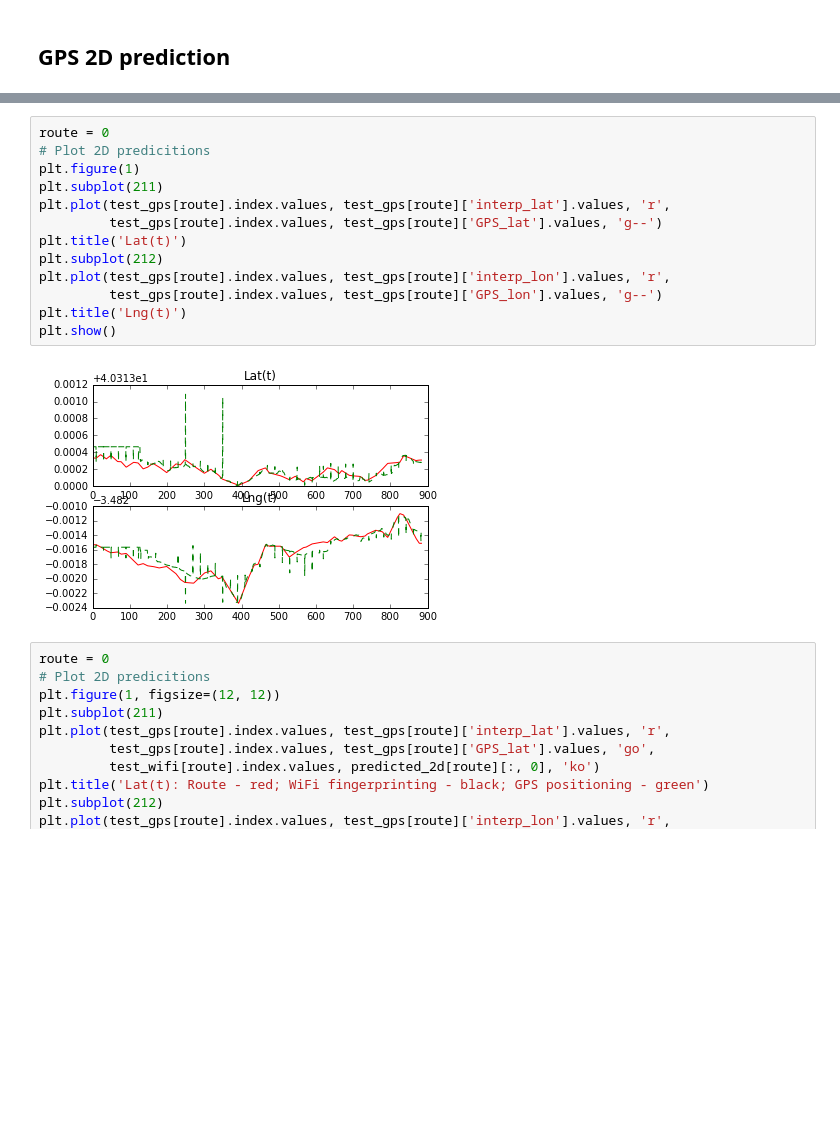
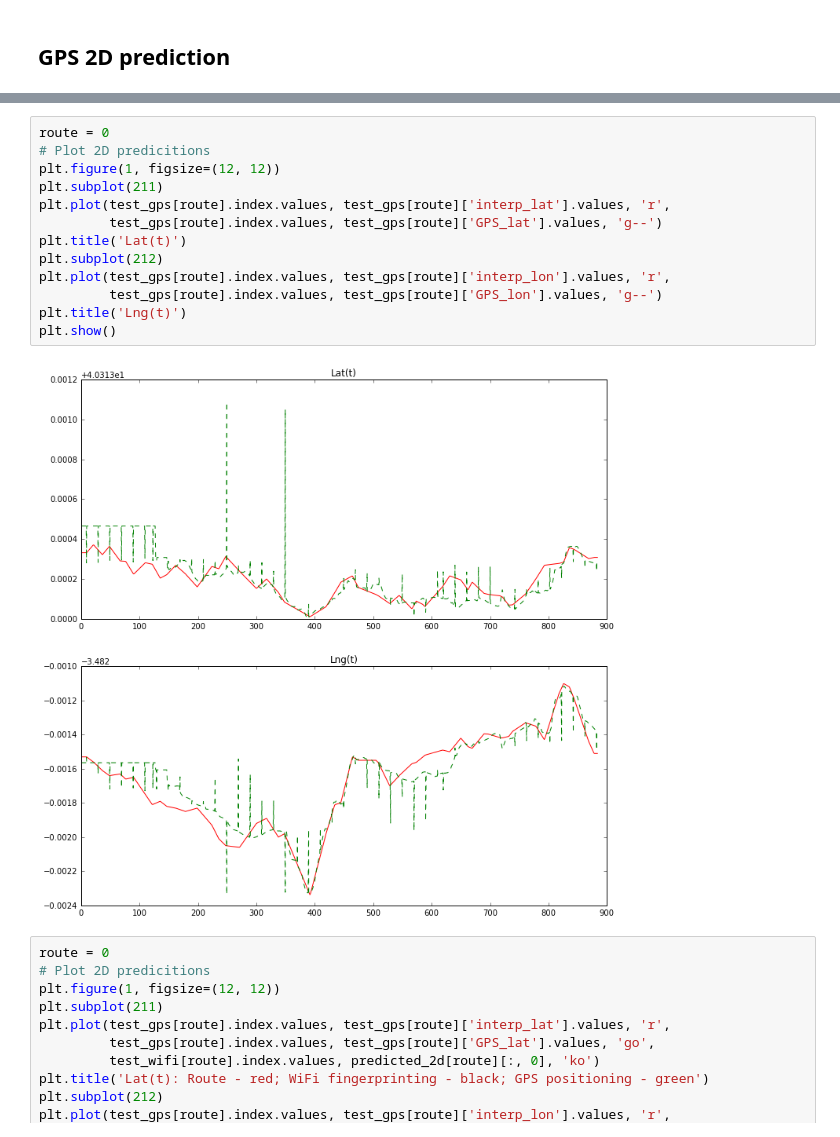
Before and after one commit to yairbeer/lis2016, a Jupyter notebook: train-heir-II.ipynb, the cells around one changed output, grey strips where cells are left out. Drawn from its saved outputs; the diff is of its cells as text; blank space fills up the shorter version.

```diff
--- a/train-heir-II.ipynb
+++ b/train-heir-II.ipynb
@@ -835,18 +855,18 @@ for i in range(len(wifi_dummy_total)):
 # %%
 route = 0
 # Plot 2D predicitions
-plt.figure(1)
+plt.figure(1, figsize=(12, 12))
 plt.subplot(211)
 plt.plot(test_gps[route].index.values, test_gps[route]['interp_lat'].values, 'r',
          test_gps[route].index.values, test_gps[route]['GPS_lat'].values, 'g--')
 plt.title('Lat(t)')
 plt.subplot(212)
 plt.plot(test_gps[route].index.values, test_gps[route]['interp_lon'].values, 'r',
          test_gps[route].index.values, test_gps[route]['GPS_lon'].values, 'g--')
 plt.title('Lng(t)')
 plt.show()
 # %% [output]
-[figure, old version]
+[figure, new version]
 # %%
 route = 0
 # Plot 2D predicitions
```
Also changed, not shown: parts of 15 cells of this notebook, 1 other file.
